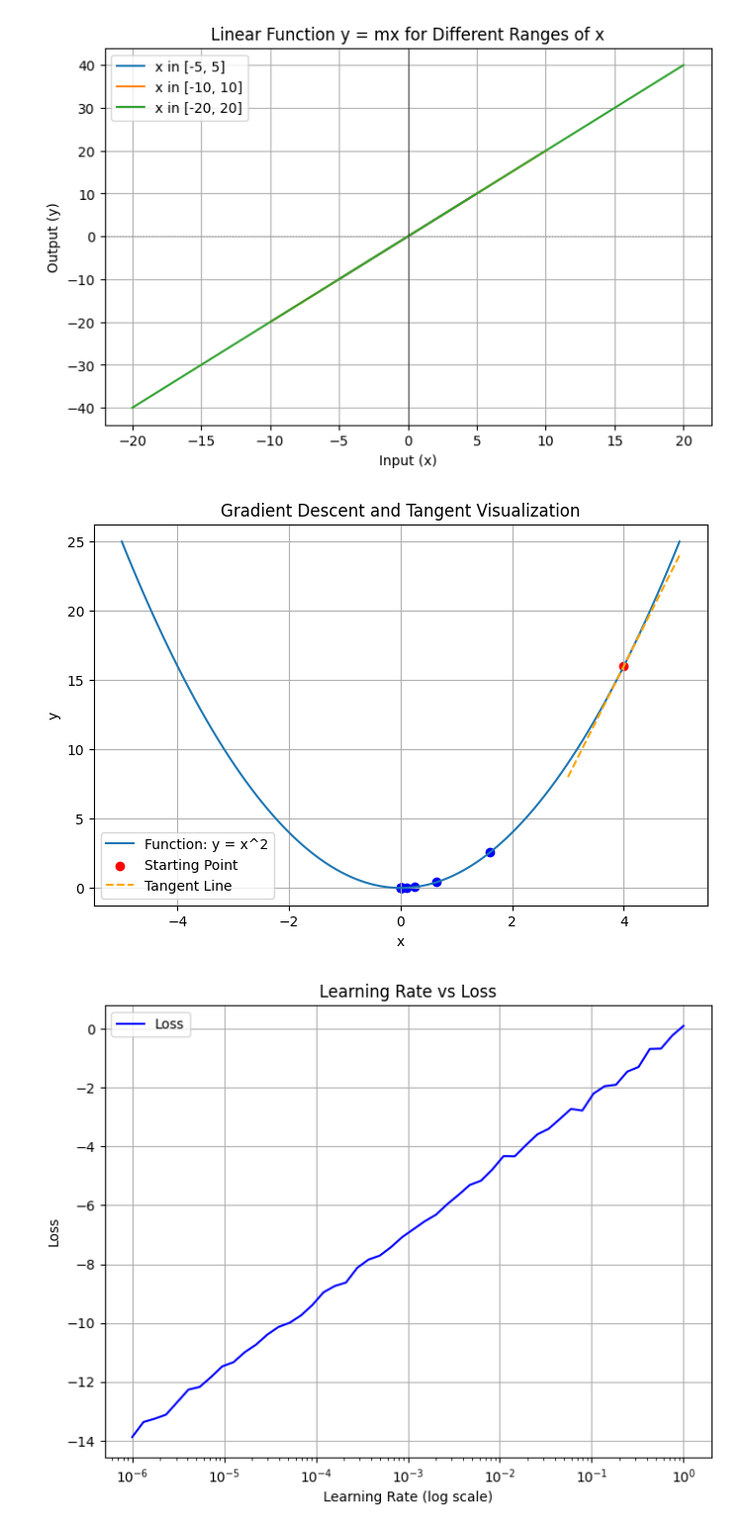
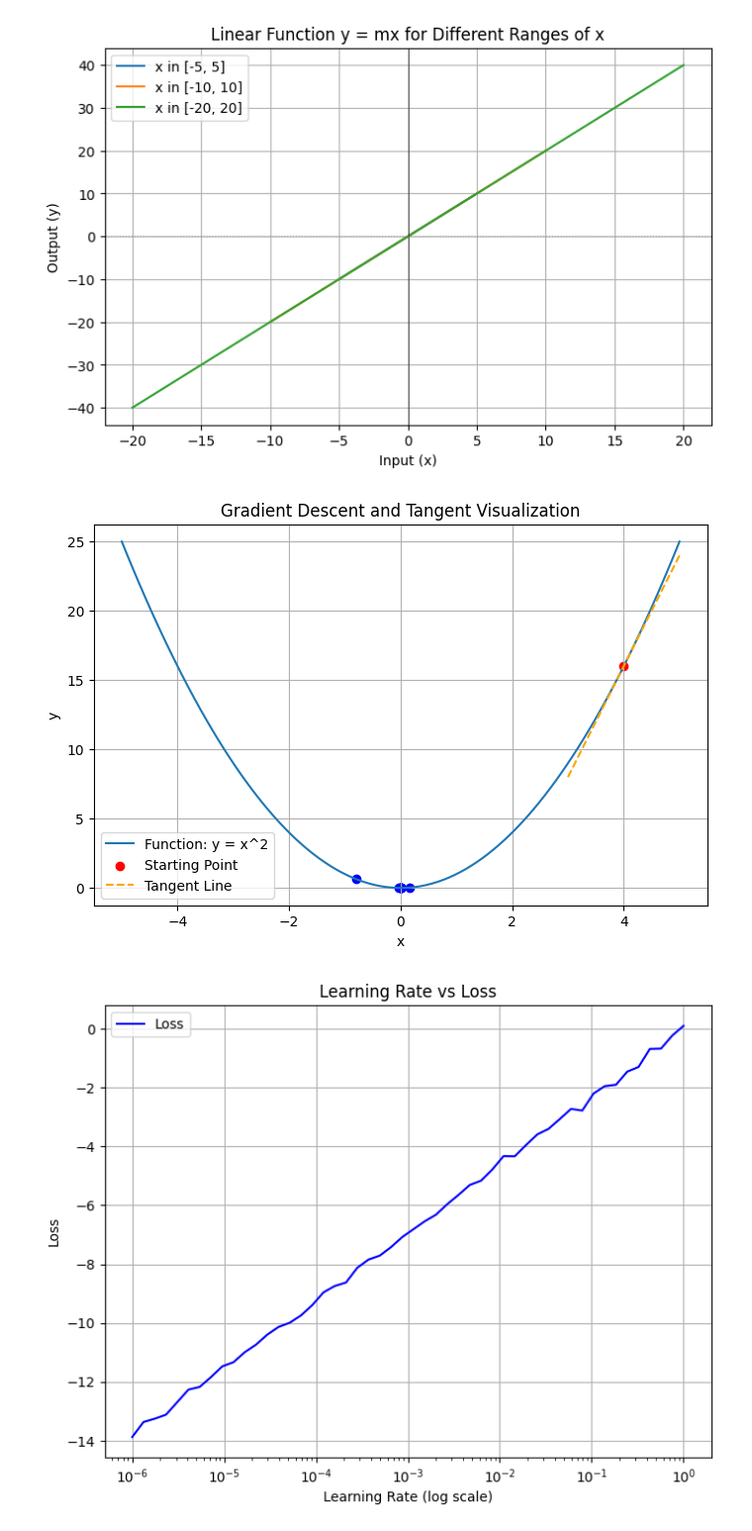
Before and after one commit to chiranjeevi-manike/Deep-Learning, a Jupyter notebook: Bias_and_weights.ipynb, the cells around one changed output. Shown at 99% size. Saved outputs shown, nothing was run; the diff lists cells and outputs as text; code cells hidden in the pictures.

```diff
--- a/Bias_and_weights.ipynb
+++ b/Bias_and_weights.ipynb
@@ -201,35 +201,35 @@ def function(x):
 
 def derivative(x):
     return 2*x
 
 # Initialize parameters
 x = np.linspace(-5, 5, 100)
 x_current = 4  # Starting point
-learning_rate = 0.3
+learning_rate = 0.6
 iterations = 10
 
 tangent_x = np.linspace(x_current - 1, x_current + 1, 10)
 tangent_y = function(x_current) + derivative(x_current) * (tangent_x - x_current)
 
 plt.figure(figsize=(8, 5))
 plt.plot(x, function(x), label='Function: y = x^2')
 plt.scatter(x_current, function(x_current), color='red', label='Starting Point')
 plt.plot(tangent_x, tangent_y, '--', color='orange', label='Tangent Line')
 
 # Perform Gradient Descent
 for _ in range(iterations):
     x_next = x_current - learning_rate * derivative(x_current)
     plt.scatter(x_next, function(x_next), color='blue')
     x_current = x_next
 
 plt.xlabel('x')
 plt.ylabel('y')
 plt.title('Gradient Descent and Tangent Visualization')
 plt.legend()
 plt.grid()
 plt.show()
 # %% [output]
-[figure, old version]
+[figure, new version]
 # %%
 import numpy as np
 import matplotlib.pyplot as plt
```
